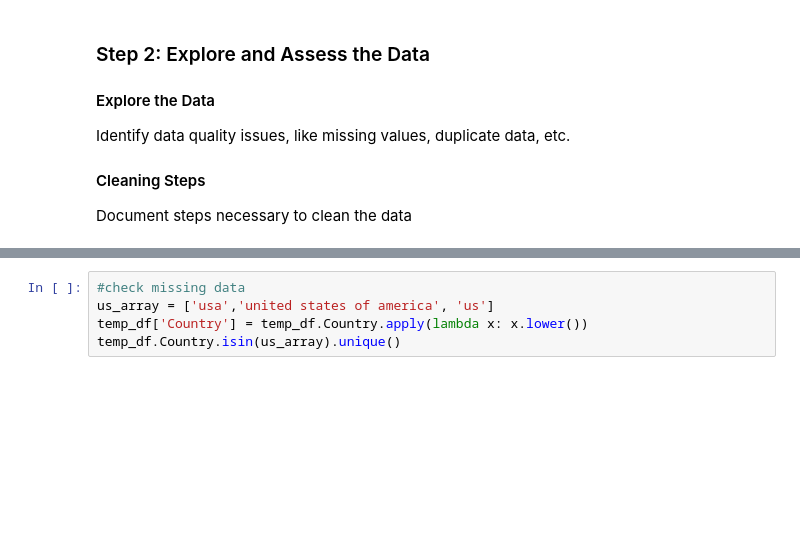
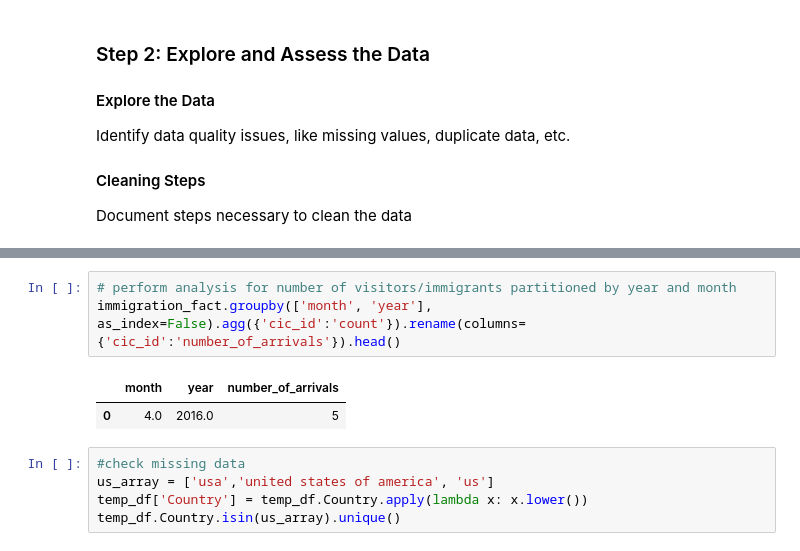
Before and after one commit to TitoLulu/Udacity-Data-Engineering-Nanodegree-Capstone-Project, a Jupyter notebook: Capstone Project Template.ipynb, the cells around one changed output, grey strips where cells are left out. Saved outputs shown, nothing was run; the diff lists cells and outputs as text; blank space fills up the shorter version.

```diff
--- a/Capstone Project Template.ipynb
+++ b/Capstone Project Template.ipynb
@@ -141,6 +161,12 @@ See the caveats in the documentation: http://pandas.pydata.org/pandas-docs/stabl
 | 2 | 1195600.0 | 2016.0 | 4.0 | 2016-04-07 | 2016-04-27 | 1.0 | WT |
 | 3 | 5291768.0 | 2016.0 | 4.0 | 2016-04-28 | 2016-05-07 | 1.0 | B2 |
 | 4 | 985523.0 | 2016.0 | 4.0 | 2016-04-06 | 2016-04-09 | 3.0 | WT |
+# %%
+# perform analysis for number of visitors/immigrants partitioned by year and month
+immigration_fact.groupby(['month', 'year'], as_index=False).agg({'cic_id':'count'}).rename(columns={'cic_id':'number_of_arrivals'}).head()
+# %% [output]
+|  | month | year | number_of_arrivals |
+| 0 | 4.0 | 2016.0 | 5 |
 # %%
 #check missing data
 us_array = ['usa','united states of america', 'us']
```
Also changed, not shown: parts of 3 cells of this notebook, 5 other files.
